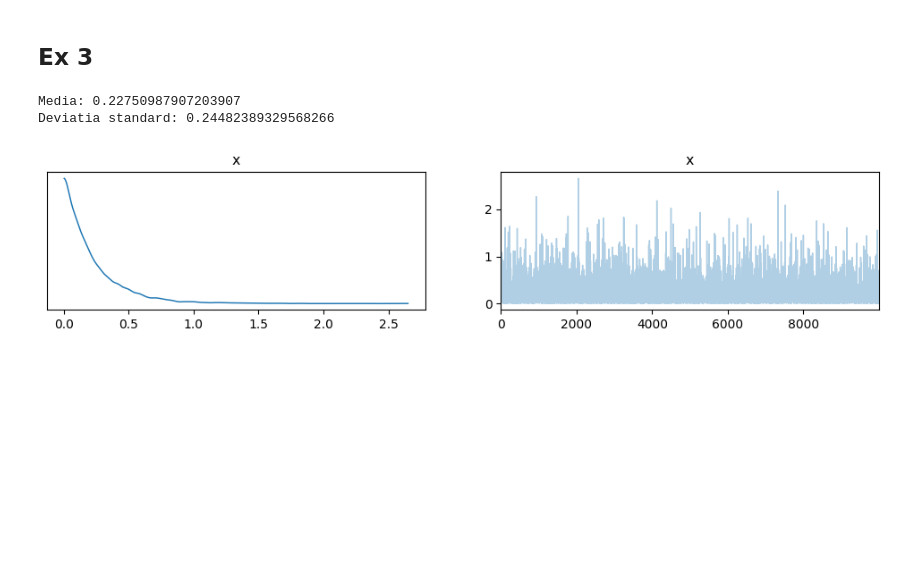
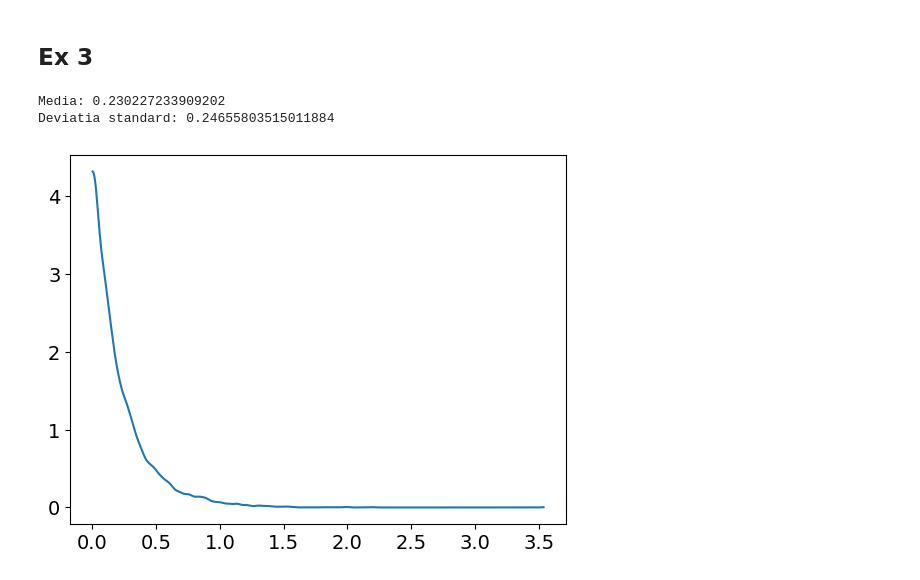
Before and after one commit to zkamper/pmp-2024, a Jupyter notebook: Lab02/homework1.ipynb, the cells around one changed output. Cells and saved outputs as stored; diff of their text form; code cells hidden in the pictures; blank space fills up the shorter version.

Commit message:
changed graphic for ex 3

```diff
--- a/Lab02/homework1.ipynb
+++ b/Lab02/homework1.ipynb
@@ -99,18 +100,18 @@ Valoarea medie a sumei:0.17045
 # %%
 X = []
 
 for i in range(0,10_000):
     lbd = np.random.choice([3,6,4],p=[3/13,6/13,4/13])
     X.append(np.random.exponential(scale=1/lbd))
 
 mean = np.mean(X)
 std_deviation = np.std(X)
 print(f'Media: {mean}')
 print(f'Deviatia standard: {std_deviation}')
 
-az.plot_trace(np.array(X))
+az.plot_kde(np.array(X))
 plt.show()
 # %% [output]
-Media: 0.22750987907203907
-Deviatia standard: 0.24482389329568266
+Media: 0.230227233909202
+Deviatia standard: 0.24655803515011884
-[figure, old version]
+[figure, new version]
```
Also changed, not shown: parts of 3 cells of this notebook, 1 other file.
